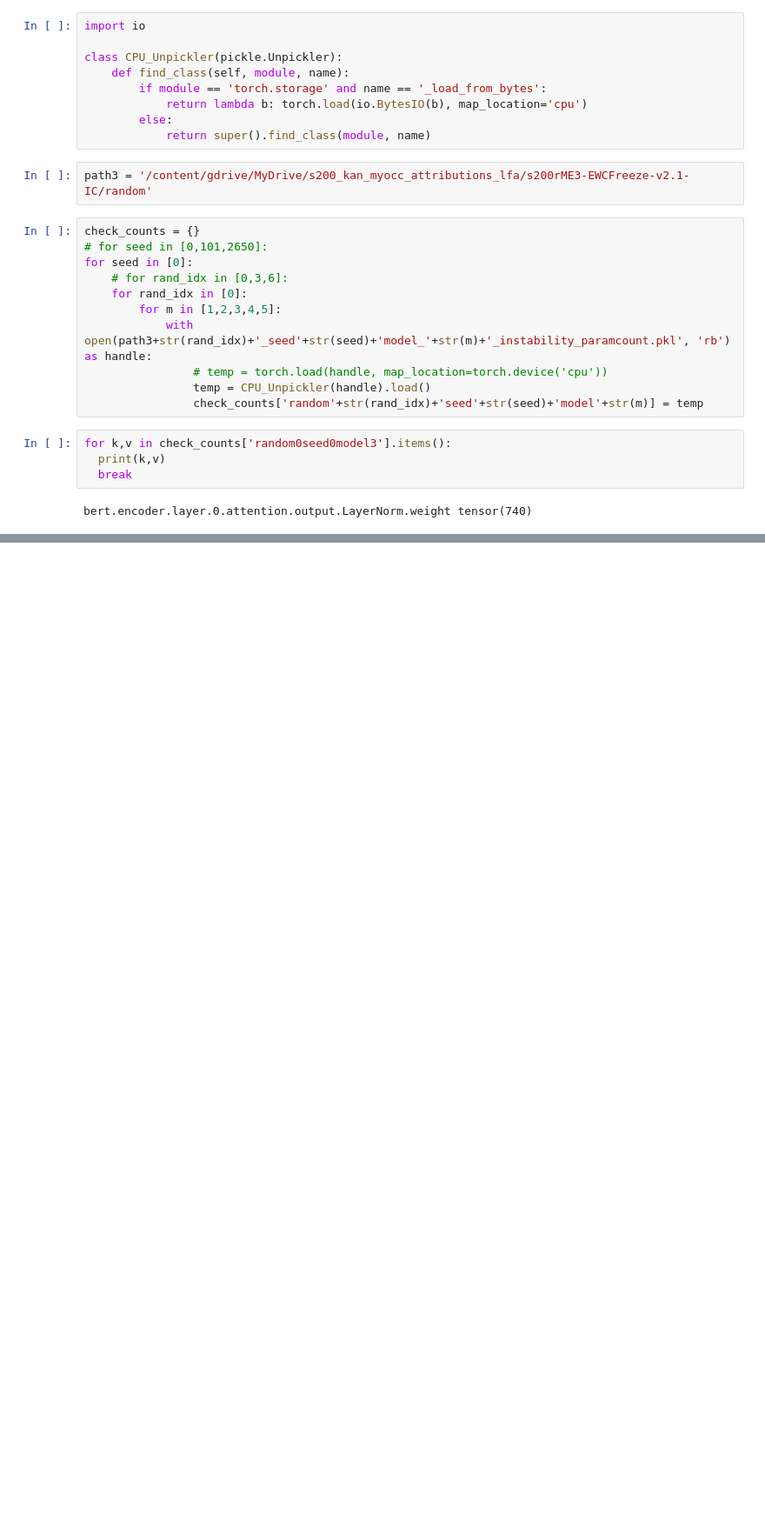
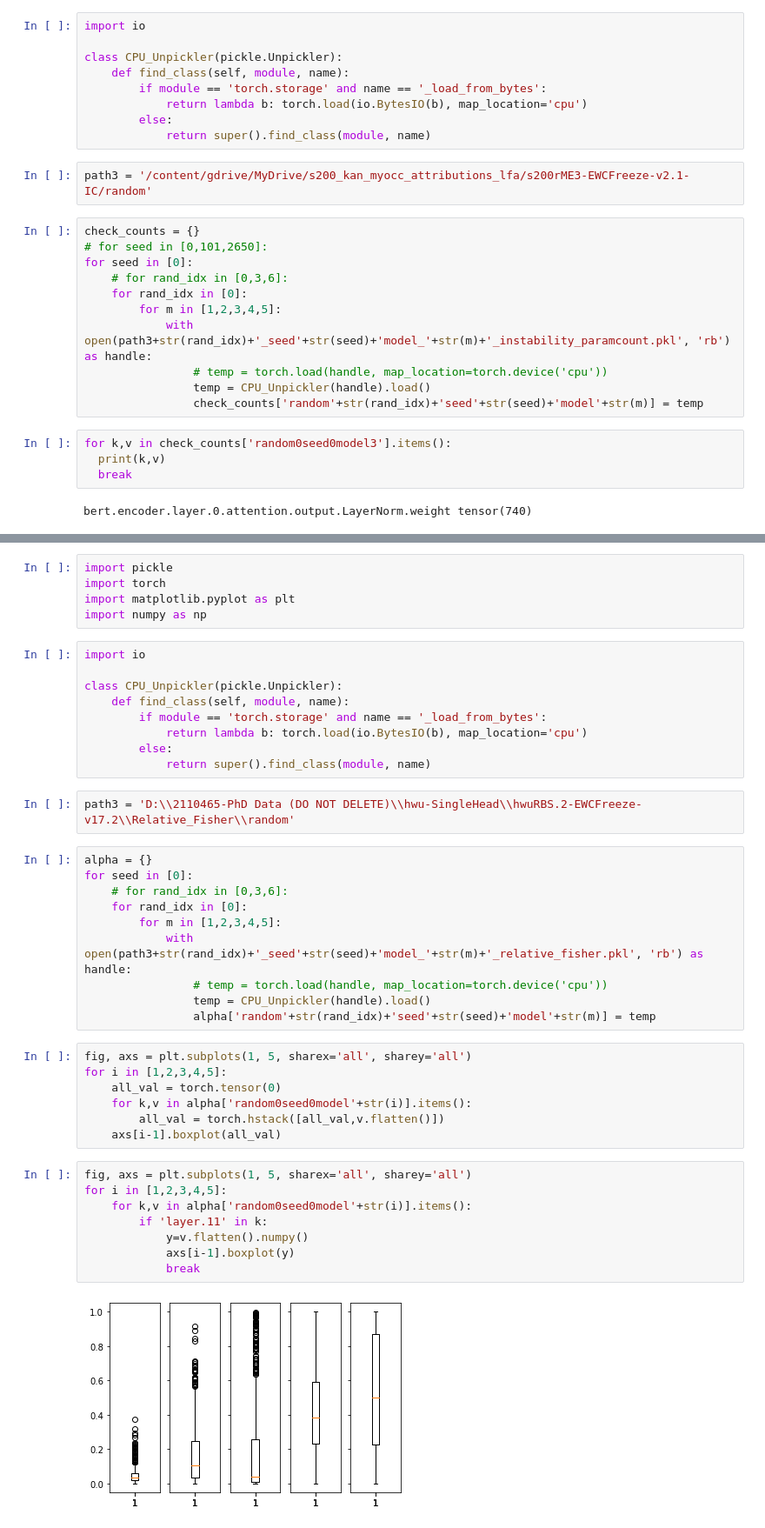
Before and after one commit to itsmemala/FABR, a Jupyter notebook: CL_Metrics.ipynb, the cells around one changed output, grey strips where cells are left out. Shown at 87% size. Saved outputs shown, nothing was run; the diff lists cells and outputs as text; blank space fills up the shorter version.

```diff
--- a/CL_Metrics.ipynb
+++ b/CL_Metrics.ipynb
@@ -387,0 +398,43 @@ bert.encoder.layer.0.attention.output.LayerNorm.weight tensor(740)
+# %%
+import pickle
+import torch
+import matplotlib.pyplot as plt
+import numpy as np
+# %%
+import io
+
+class CPU_Unpickler(pickle.Unpickler):
+    def find_class(self, module, name):
+        if module == 'torch.storage' and name == '_load_from_bytes':
+            return lambda b: torch.load(io.BytesIO(b), map_location='cpu')
+        else:
+            return super().find_class(module, name)
+# %%
+path3 = 'D:\\2110465-PhD Data (DO NOT DELETE)\\hwu-SingleHead\\hwuRBS.2-EWCFreeze-v17.2\\Relative_Fisher\\random'
+# %%
+alpha = {}
+for seed in [0]:
+    # for rand_idx in [0,3,6]:
+    for rand_idx in [0]:
+        for m in [1,2,3,4,5]:
+            with open(path3+str(rand_idx)+'_seed'+str(seed)+'model_'+str(m)+'_relative_fisher.pkl', 'rb') as handle:
+                # temp = torch.load(handle, map_location=torch.device('cpu'))
+                temp = CPU_Unpickler(handle).load()
+                alpha['random'+str(rand_idx)+'seed'+str(seed)+'model'+str(m)] = temp
+# %%
+fig, axs = plt.subplots(1, 5, sharex='all', sharey='all')
+for i in [1,2,3,4,5]:
+    all_val = torch.tensor(0)
+    for k,v in alpha['random0seed0model'+str(i)].items():
+        all_val = torch.hstack([all_val,v.flatten()])
+    axs[i-1].boxplot(all_val)
+# %%
+fig, axs = plt.subplots(1, 5, sharex='all', sharey='all')
+for i in [1,2,3,4,5]:
+    for k,v in alpha['random0seed0model'+str(i)].items():
+        if 'layer.11' in k:
+            y=v.flatten().numpy()
+            axs[i-1].boxplot(y)
+            break
+# %% [output]
+[figure, added]
```
Also changed, not shown: parts of 31 cells of this notebook, 7 other files.
